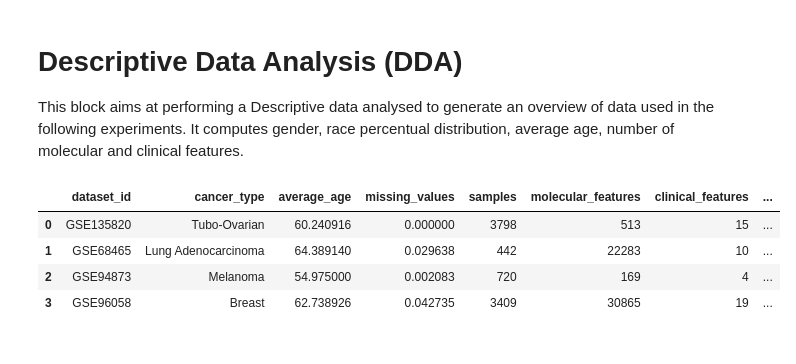
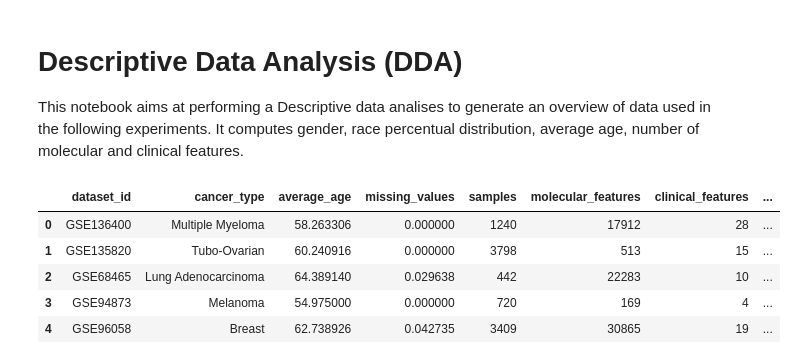
Before and after one commit to lucasvenez/mult, a Jupyter notebook: experiments/exp-geo/00_00_DDA.ipynb, the cells around one changed output. Drawn from its saved outputs; the diff is of its cells as text; code cells hidden in the pictures.

```diff
--- a/experiments/exp-geo/00_00_DDA.ipynb
+++ b/experiments/exp-geo/00_00_DDA.ipynb
@@ -1,45 +1,47 @@
 # %% [markdown]
 # Descriptive Data Analysis (DDA)
 
-This block aims at performing a Descriptive data analysed to generate an overview of data used in the following experiments. It computes gender, race percentual distribution, average age, number of molecular and clinical features.
+This notebook aims at performing a Descriptive data analises to generate an overview of data used in the following experiments. It computes gender, race percentual distribution, average age, number of molecular and clinical features.
 # %%
 import sys
 sys.path.insert(0, '../../')
 
 from data import load_data_gse135820 as gse135820, load_data_gse68465 as gse68465
 from data import load_data_gse94873 as gse94873, load_data_gse96058 as gse96058
+from data import load_data_gse136400 as gse136400
 
 import pandas as pd
 
 result = {c: [] for c in ['dataset_id', 'cancer_type', 'average_age', 'missing_values', 'samples',
                           'molecular_features', 'clinical_features', 'gender']}
 
-cancer_type = ['Tubo-Ovarian', 'Lung Adenocarcinoma', 'Melanoma', 'Breast']
-dataset_id = ['GSE135820', 'GSE68465', 'GSE94873', 'GSE96058']
+cancer_type = ['Multiple Myeloma', 'Tubo-Ovarian', 'Lung Adenocarcinoma', 'Melanoma', 'Breast']
+dataset_id = ['GSE136400', 'GSE135820', 'GSE68465', 'GSE94873', 'GSE96058']
 
-for i, func in enumerate([gse135820, gse68465, gse94873, gse96058]):
+for i, func in enumerate([gse136400, gse135820, gse68465, gse94873, gse96058]):
 
     assert callable(func), 'func is not a callable object'
 
     c, g, o = func()
 
     result['dataset_id'].append(dataset_id[i])
     result['cancer_type'].append(cancer_type[i])
     result['average_age'].append(c['age_at_diagnosis'].mean())
     result['missing_values'].append((c.isnull().sum().sum()) /
                     (c.shape[0] * c.shape[1]))
     result['samples'].append(c.shape[0])
     result['clinical_features'].append(c.shape[1])
     result['molecular_features'].append(g.shape[1])
     try:
         result['gender'].append(c['gender'].value_counts().to_dict())
     except:
         result['gender'].append({0: 0, 1: c.shape[0]})
 
 pd.DataFrame(result)
 # %% [output]
 |  | dataset_id | cancer_type | average_age | missing_values | samples | molecular_features | clinical_features | ... |
-| 0 | GSE135820 | Tubo-Ovarian | 60.240916 | 0.000000 | 3798 | 513 | 15 | ... |
-| 1 | GSE68465 | Lung Adenocarcinoma | 64.389140 | 0.029638 | 442 | 22283 | 10 | ... |
-| 2 | GSE94873 | Melanoma | 54.975000 | 0.002083 | 720 | 169 | 4 | ... |
-| 3 | GSE96058 | Breast | 62.738926 | 0.042735 | 3409 | 30865 | 19 | ... |
+| 0 | GSE136400 | Multiple Myeloma | 58.263306 | 0.000000 | 1240 | 17912 | 28 | ... |
+| 1 | GSE135820 | Tubo-Ovarian | 60.240916 | 0.000000 | 3798 | 513 | 15 | ... |
+| 2 | GSE68465 | Lung Adenocarcinoma | 64.389140 | 0.029638 | 442 | 22283 | 10 | ... |
+| 3 | GSE94873 | Melanoma | 54.975000 | 0.000000 | 720 | 169 | 4 | ... |
+| 4 | GSE96058 | Breast | 62.738926 | 0.042735 | 3409 | 30865 | 19 | ... |
```
Also changed, not shown: 12 other files.
